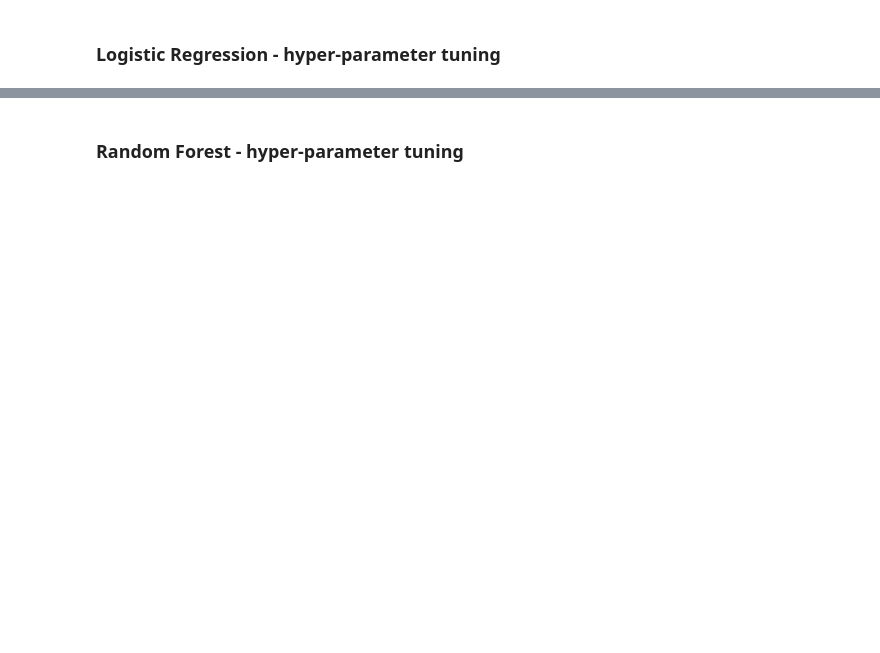
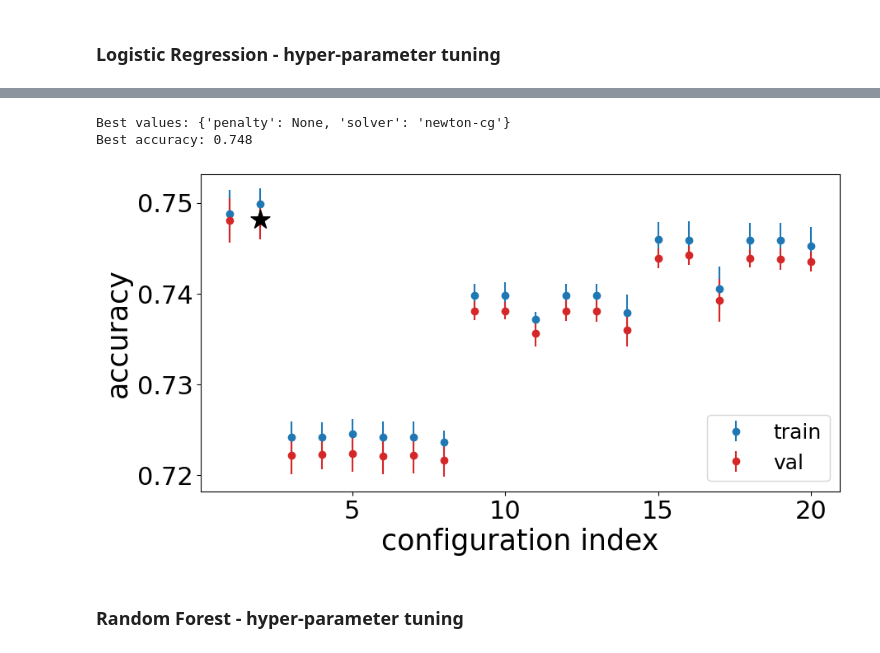
Before and after one commit to iochia02/ML4N_project, a Jupyter notebook: Code/3-supervised_learning.ipynb, the cells around one changed output, grey strips where cells are left out. Cells and saved outputs as stored; diff of their text form; code cells hidden in the pictures; blank space fills up the shorter version.

```diff
--- a/Code/3-supervised_learning.ipynb
+++ b/Code/3-supervised_learning.ipynb
@@ -624,0 +509,12 @@ The best value of _'max_iterations'_ on training seems to be 20000, achieving an
+# %%
+param_grid_lr = [
+    {'solver': ['lbfgs', 'newton-cg'], 'penalty': [None]},
+    {'solver': ['lbfgs', 'newton-cg'], 'penalty': ['l2'], 'tol': [10**(-5), 10**(-4), 10**(-3)], 'C': [0.1, 1, 10]}
+]
+
+grid_search_lr = GridSearchCV(
+    estimator=LogisticRegression(max_iter=1000, random_state=11), param_grid=param_grid_lr, scoring=make_scorer(accuracy_score),
+    refit=True, cv=5, n_jobs=-1,
+    return_train_score = True, verbose=4)
+
+grid_search_lr.fit(X_train_val, y_train_val)
@@ -625,2 +637,10 @@ The best value of _'max_iterations'_ on training seems to be 20000, achieving an
+# %%
+print('Best values:', grid_search_lr.best_params_)
+print(f'Best accuracy: {grid_search_lr.best_score_:.3f}')
+plot_grid_search_graph(grid_search_lr)
+# %% [output]
+Best values: {'penalty': None, 'solver': 'newton-cg'}
+Best accuracy: 0.748
+[figure, added]
 # %% [markdown]
 ### Random Forest - hyper-parameter tuning
```
Also changed, not shown: parts of 86 cells of this notebook.
